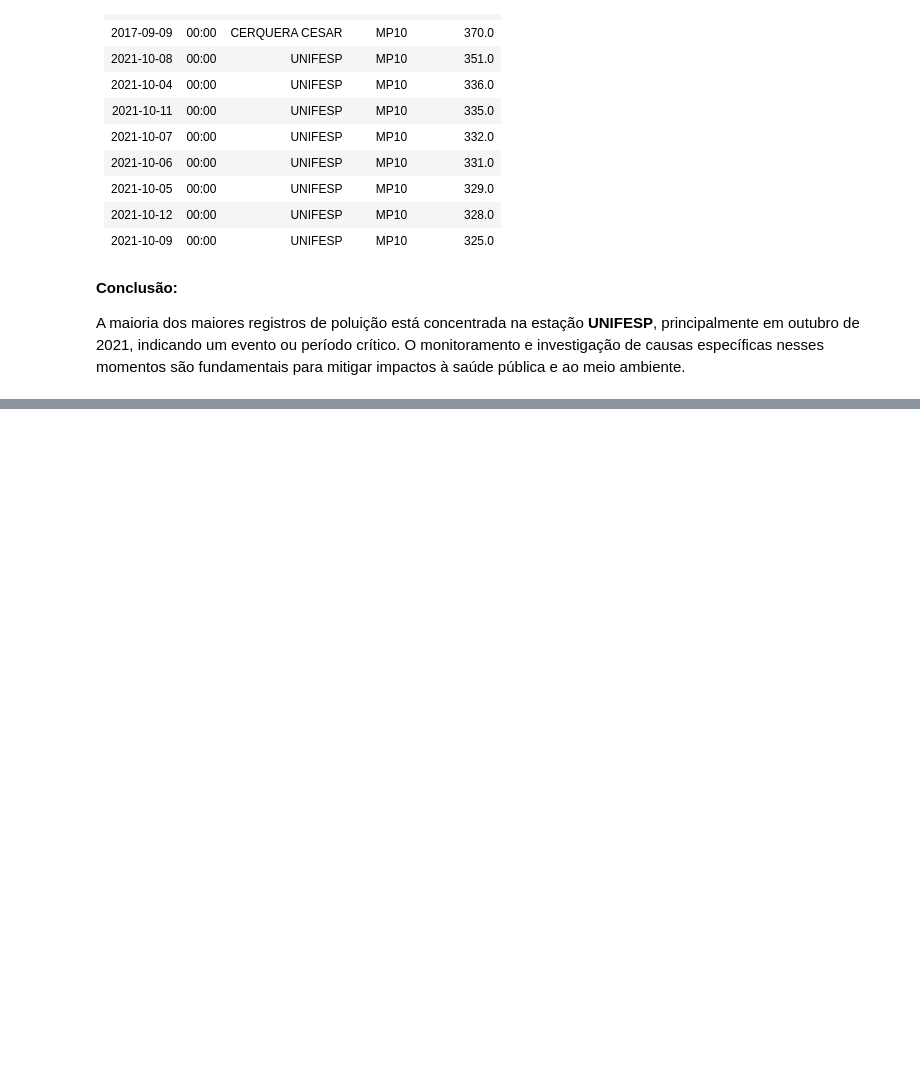
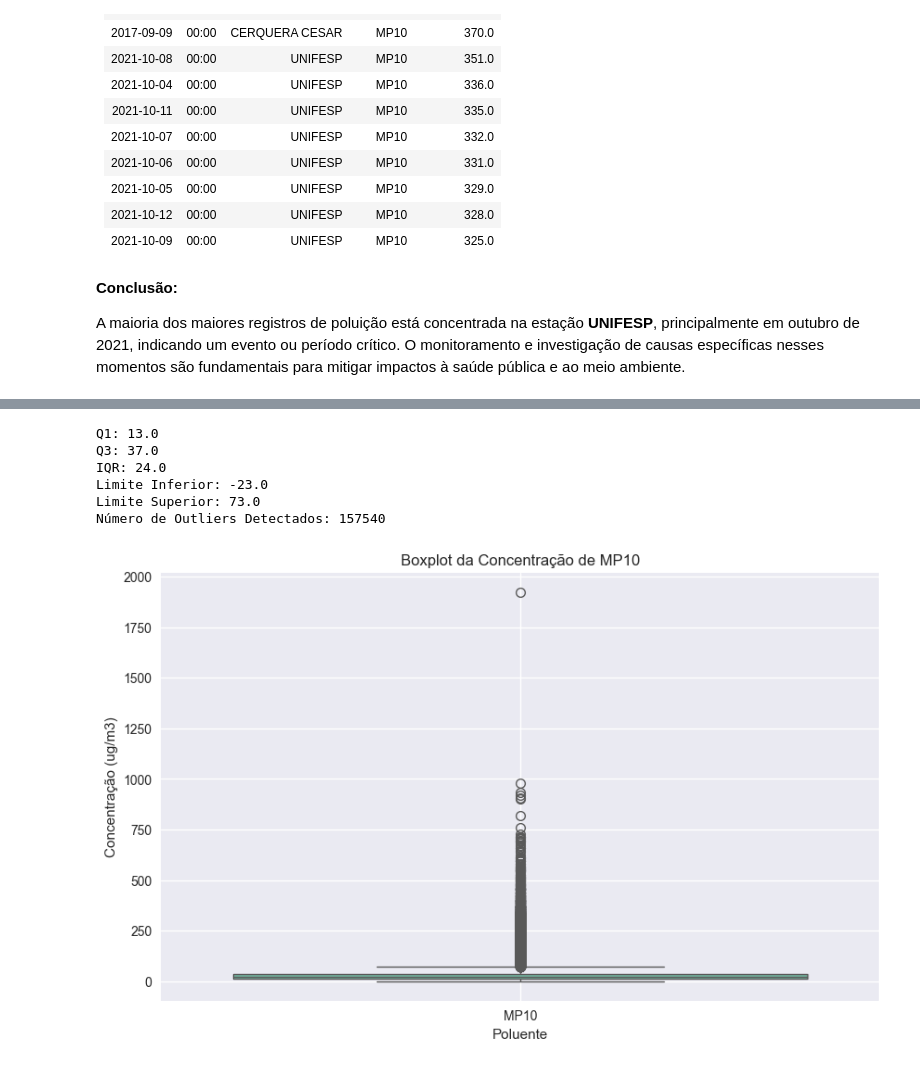
Before and after one commit to Jackson-Ramos/218606---ELABORAR-RELAT-RIO-ANAL-TICO-DE-DATA-SCIENCE, a Jupyter notebook: poluicao.ipynb, the cells around one changed output, grey strips where cells are left out. Drawn from its saved outputs; the diff is of its cells as text; code cells hidden in the pictures; blank space fills up the shorter version.

```diff
--- a/poluicao.ipynb
+++ b/poluicao.ipynb
@@ -764,0 +998,40 @@ Registros com maiores níveis de poluição:
+# %%
+# Filtrar apenas os registros de MP10
+df_mp10 = df[df['Poluente'] == 'MP10']
+
+# Calcular Q1, Q3 e IQR
+q1 = df_mp10['Valor'].quantile(0.25)
+q3 = df_mp10['Valor'].quantile(0.75)
+iqr = q3 - q1
+
+# Definir limites para outliers
+limite_inferior = q1 - 1.5 * iqr
+limite_superior = q3 + 1.5 * iqr
+
+# Detectar outliers
+outliers = df_mp10[(df_mp10['Valor'] < limite_inferior) | (df_mp10['Valor'] > limite_superior)]
+
+# Mostrar quantidade de outliers
+print(f"Q1: {q1}")
+print(f"Q3: {q3}")
+print(f"IQR: {iqr}")
+print(f"Limite Inferior: {limite_inferior}")
+print(f"Limite Superior: {limite_superior}")
+print(f"Número de Outliers Detectados: {len(outliers)}")
+
+# Plotar boxplot
+plt.figure(figsize=(10, 6))
+sns.boxplot(data=df_mp10, x='Poluente', y='Valor')
+plt.title('Boxplot da Concentração de MP10')
+plt.ylabel('Concentração (ug/m3)')
+plt.xlabel('Poluente')
+plt.grid(True)
+plt.show()
+# %% [output]
+Q1: 13.0
+Q3: 37.0
+IQR: 24.0
+Limite Inferior: -23.0
+Limite Superior: 73.0
+Número de Outliers Detectados: 157540
+[figure, added]
```
Also changed, not shown: parts of 18 cells of this notebook.
